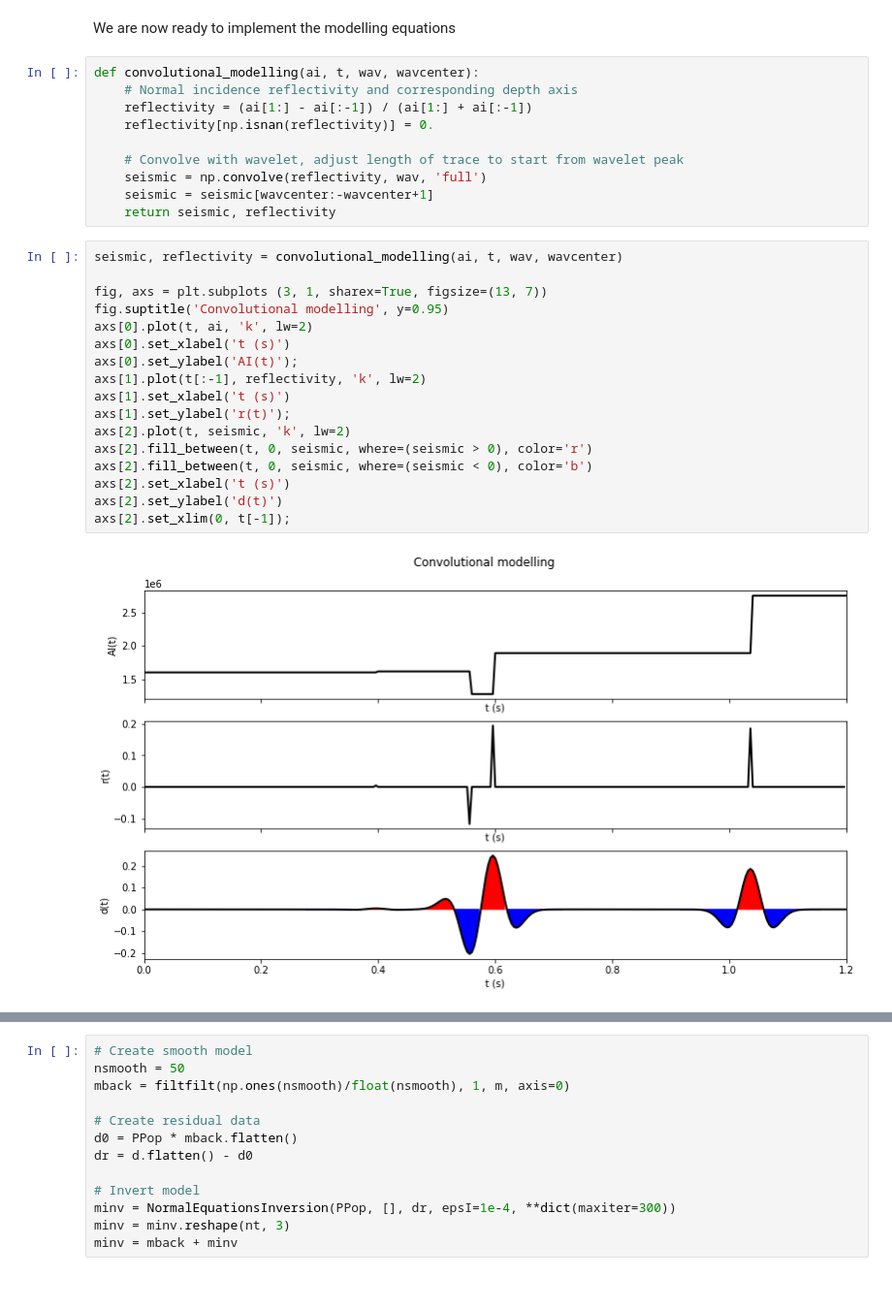
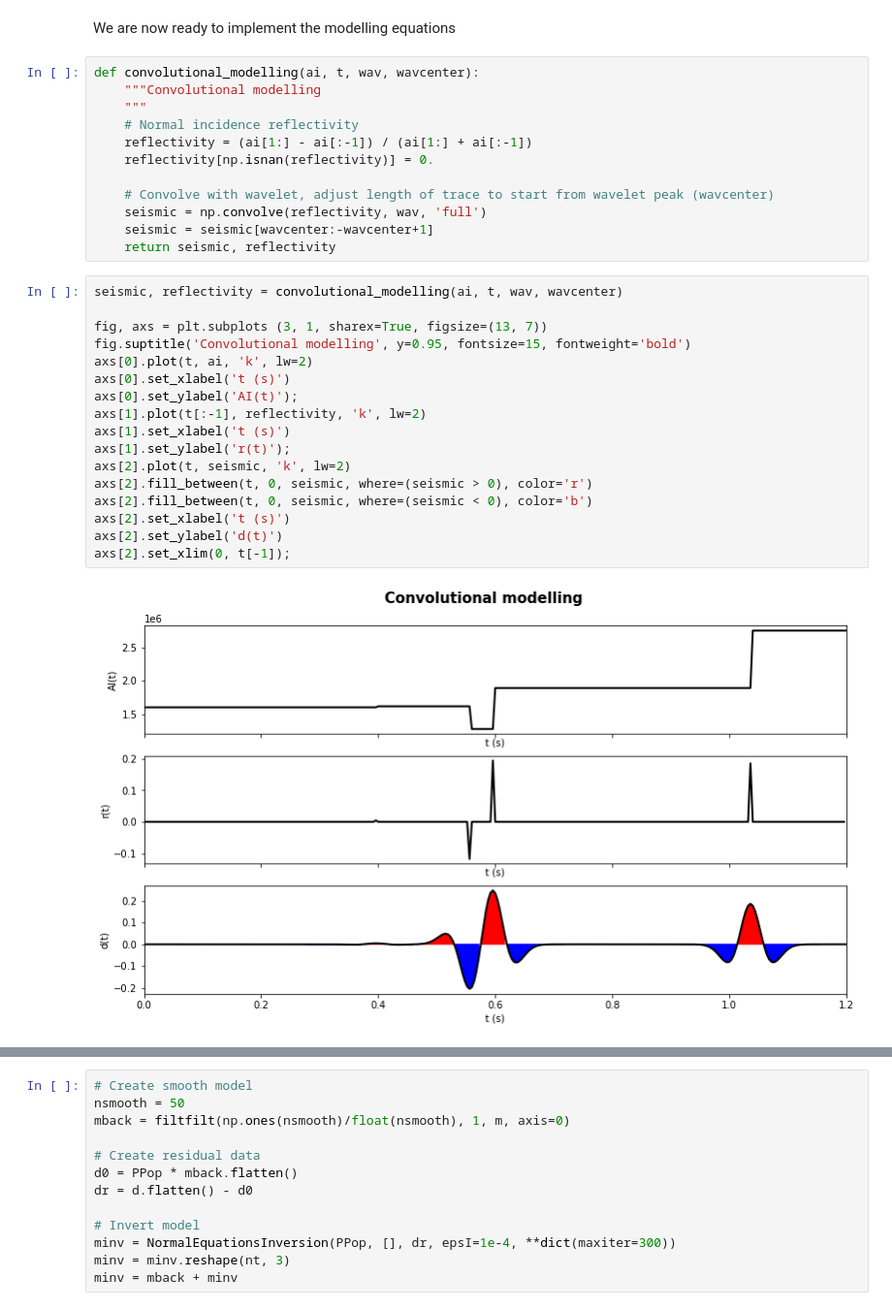
Before and after one commit to DIG-Kaust/Seismology, a Jupyter notebook: SeismicModelling/SeismicModellingInversion.ipynb, the cells around one changed output, grey strips where cells are left out. Shown at 97% size. Saved outputs shown, nothing was run; the diff lists cells and outputs as text.

```diff
--- a/SeismicModelling/SeismicModellingInversion.ipynb
+++ b/SeismicModelling/SeismicModellingInversion.ipynb
@@ -86,31 +89,33 @@ ax.set_title('Wavelet');
 We are now ready to implement the modelling equations
 # %%
 def convolutional_modelling(ai, t, wav, wavcenter):
-    # Normal incidence reflectivity and corresponding depth axis
+    """Convolutional modelling
+    """
+    # Normal incidence reflectivity
     reflectivity = (ai[1:] - ai[:-1]) / (ai[1:] + ai[:-1])
     reflectivity[np.isnan(reflectivity)] = 0.
 
-    # Convolve with wavelet, adjust length of trace to start from wavelet peak
+    # Convolve with wavelet, adjust length of trace to start from wavelet peak (wavcenter)
     seismic = np.convolve(reflectivity, wav, 'full')
     seismic = seismic[wavcenter:-wavcenter+1]
     return seismic, reflectivity
 # %%
 seismic, reflectivity = convolutional_modelling(ai, t, wav, wavcenter)
 
 fig, axs = plt.subplots (3, 1, sharex=True, figsize=(13, 7))
-fig.suptitle('Convolutional modelling', y=0.95)
+fig.suptitle('Convolutional modelling', y=0.95, fontsize=15, fontweight='bold')
 axs[0].plot(t, ai, 'k', lw=2)
 axs[0].set_xlabel('t (s)')
 axs[0].set_ylabel('AI(t)');
 axs[1].plot(t[:-1], reflectivity, 'k', lw=2)
 axs[1].set_xlabel('t (s)')
 axs[1].set_ylabel('r(t)');
 axs[2].plot(t, seismic, 'k', lw=2)
 axs[2].fill_between(t, 0, seismic, where=(seismic > 0), color='r')
 axs[2].fill_between(t, 0, seismic, where=(seismic < 0), color='b')
 axs[2].set_xlabel('t (s)')
 axs[2].set_ylabel('d(t)')
 axs[2].set_xlim(0, t[-1]);
 # %% [output]
-[figure, old version]
+[figure, new version]
 # %% [markdown]
```
Also changed, not shown: parts of 15 cells of this notebook, 1 other file.
